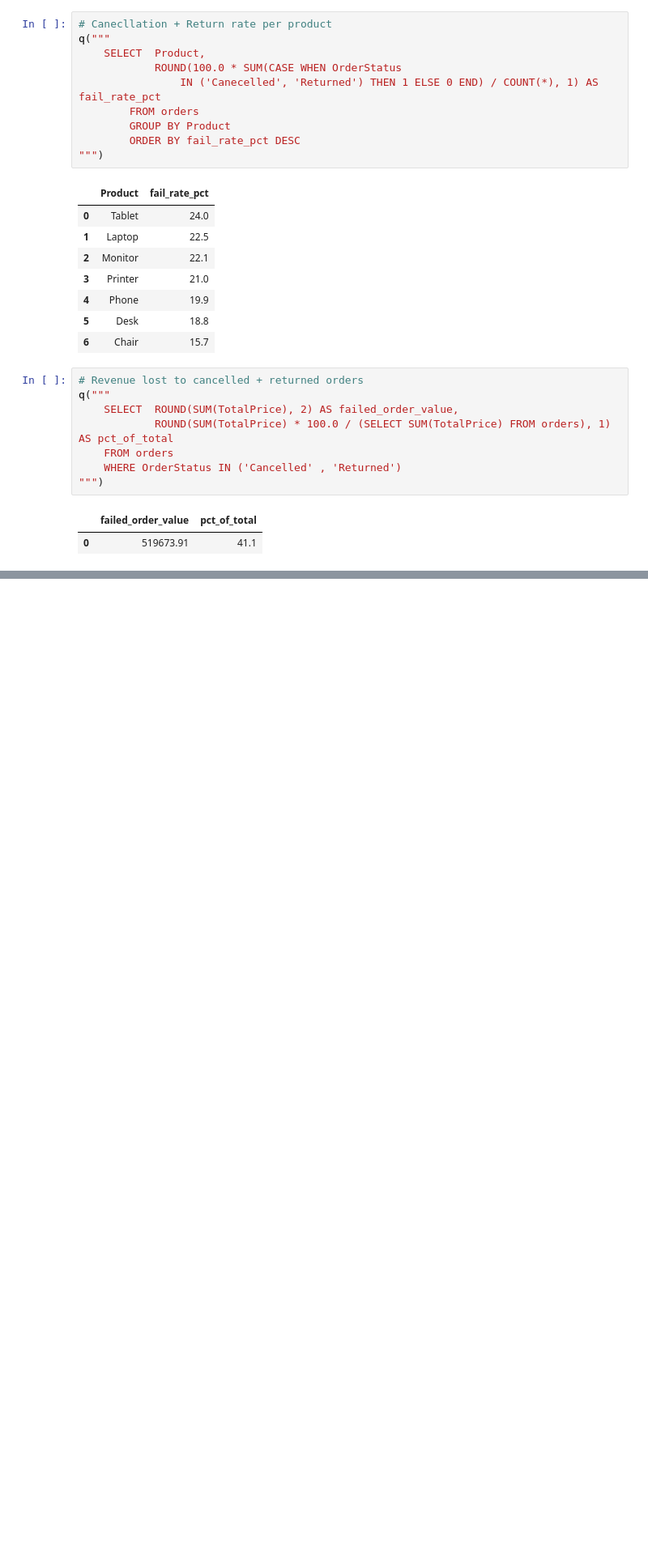
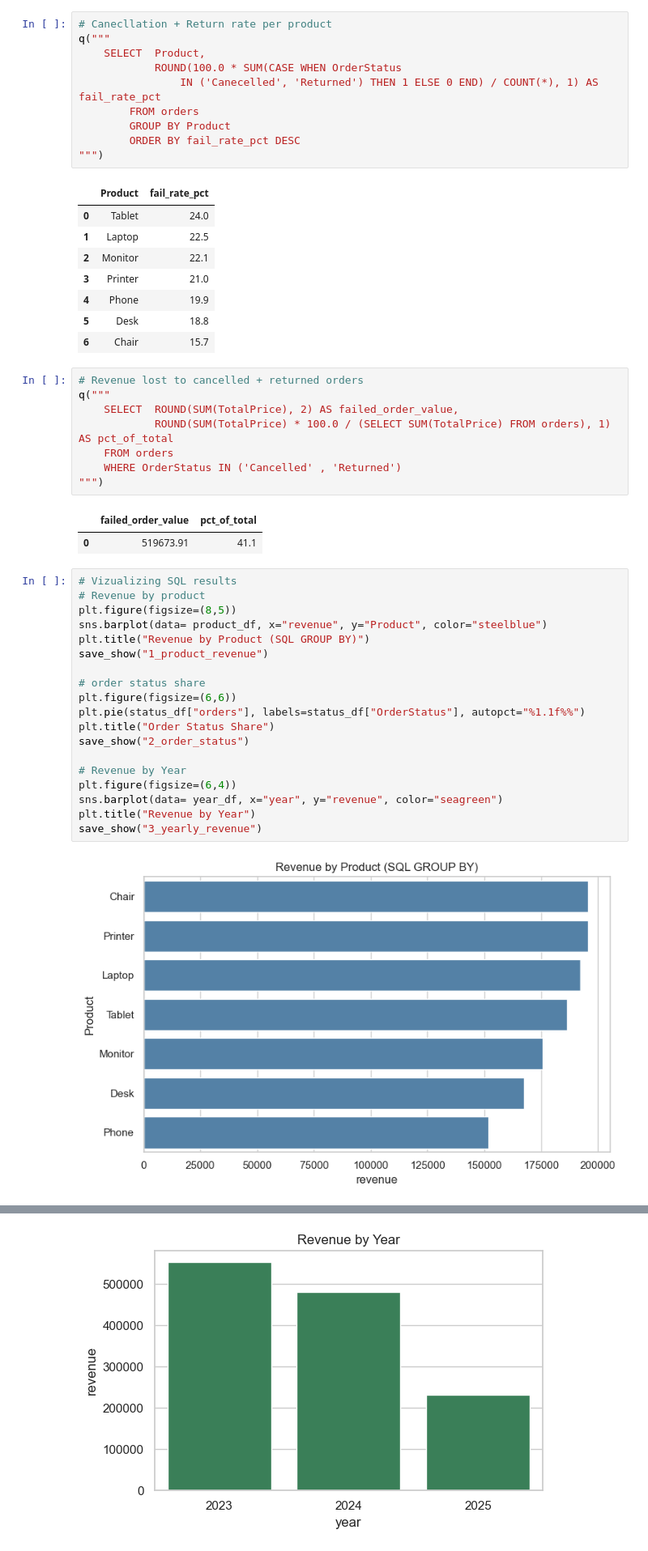
Before and after one commit to nasirali2024ag5310-arch/decodelabs-internship-project3, a Jupyter notebook: SQL_Project3.ipynb, the cells around one changed output, grey strips where cells are left out. Shown at 81% size. Drawn from its saved outputs; the diff is of its cells as text; blank space fills up the shorter version.

Commit message:
Vizualizing SQL results

```diff
--- a/SQL_Project3.ipynb
+++ b/SQL_Project3.ipynb
@@ -390,3 +390,24 @@ q("""
 # %% [output]
 |  | failed_order_value | pct_of_total |
 | 0 | 519673.91 | 41.1 |
+# %%
+# Vizualizing SQL results
+# Revenue by product
+plt.figure(figsize=(8,5))
+sns.barplot(data= product_df, x="revenue", y="Product", color="steelblue")
+plt.title("Revenue by Product (SQL GROUP BY)")
+save_show("1_product_revenue")
+
+# order status share
+plt.figure(figsize=(6,6))
+plt.pie(status_df["orders"], labels=status_df["OrderStatus"], autopct="%1.1f%%")
+plt.title("Order Status Share")
+save_show("2_order_status")
+
+# Revenue by Year
+plt.figure(figsize=(6,4))
+sns.barplot(data= year_df, x="year", y="revenue", color="seagreen")
+plt.title("Revenue by Year")
+save_show("3_yearly_revenue")
+# %% [output]
+[figure, added]
@@ -392,0 +415 @@ q("""
+[figure, added]
```
Also changed, not shown: parts of 1 cell of this notebook, 3 other files.
